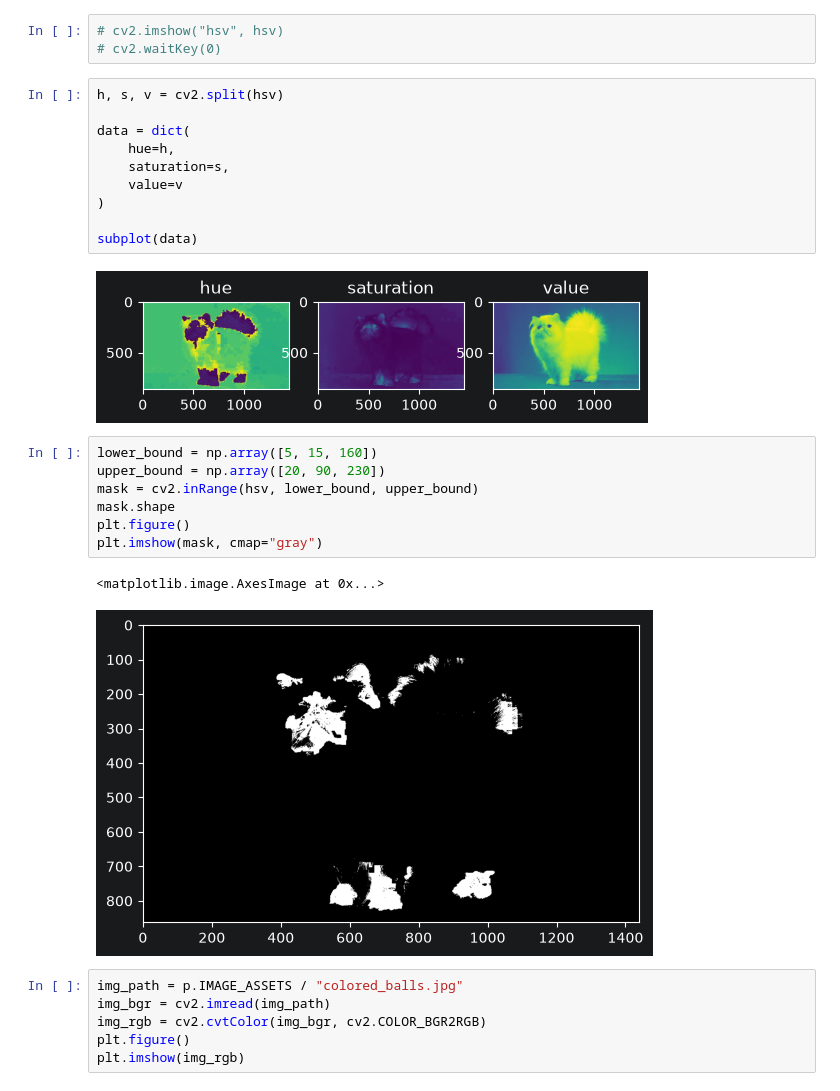
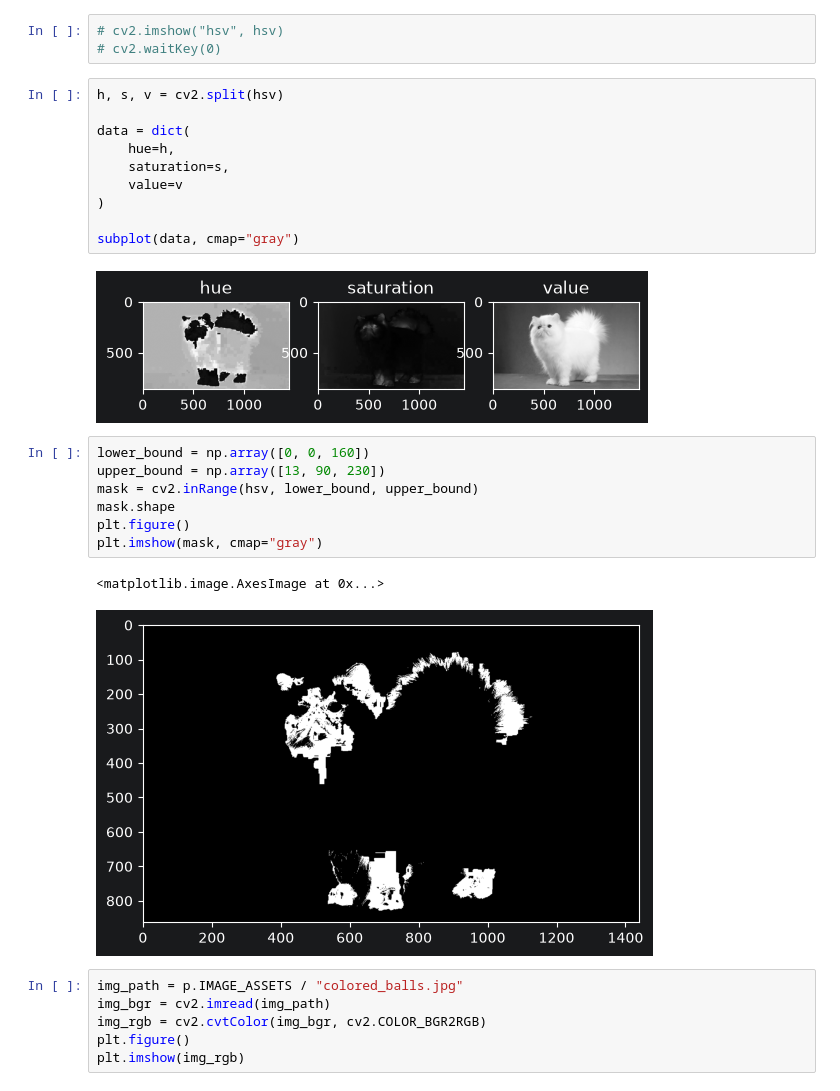
Before and after one commit to SeregaCodit/ComputerVisionCourse, a Jupyter notebook: src/lessons/L5_HSV_color_space.ipynb, the cells around one changed output. Drawn from its saved outputs; the diff is of its cells as text.

Commit message:
refactor(lessons): change colormaps to gray

```diff
--- a/src/lessons/L5_HSV_color_space.ipynb
+++ b/src/lessons/L5_HSV_color_space.ipynb
@@ -63,25 +63,25 @@ plt.imshow(hsv, cmap="hsv")
 # %%
 h, s, v = cv2.split(hsv)
 
 data = dict(
     hue=h,
     saturation=s,
     value=v
 )
 
-subplot(data)
+subplot(data, cmap="gray")
 # %% [output]
-[figure, old version]
+[figure, new version]
 # %%
-lower_bound = np.array([5, 15, 160])
-upper_bound = np.array([20, 90, 230])
+lower_bound = np.array([0, 0, 160])
+upper_bound = np.array([13, 90, 230])
 mask = cv2.inRange(hsv, lower_bound, upper_bound)
 mask.shape
 plt.figure()
 plt.imshow(mask, cmap="gray")
 # %% [output]
 <matplotlib.image.AxesImage at 0x...>
-[figure, old version]
+[figure, new version]
 # %%
 img_path = p.IMAGE_ASSETS / "colored_balls.jpg"
 img_bgr = cv2.imread(img_path)
```
Also changed, not shown: parts of 2 cells of this notebook.
